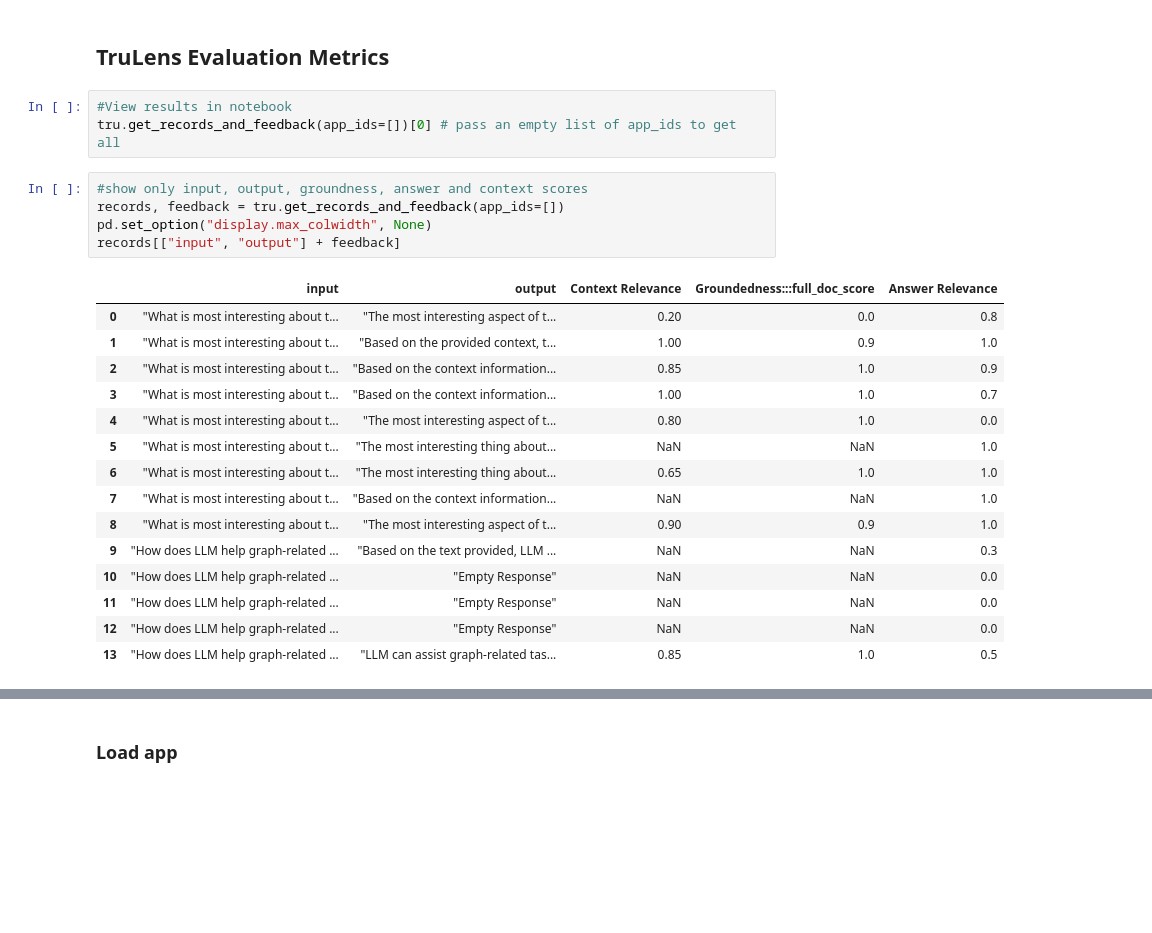
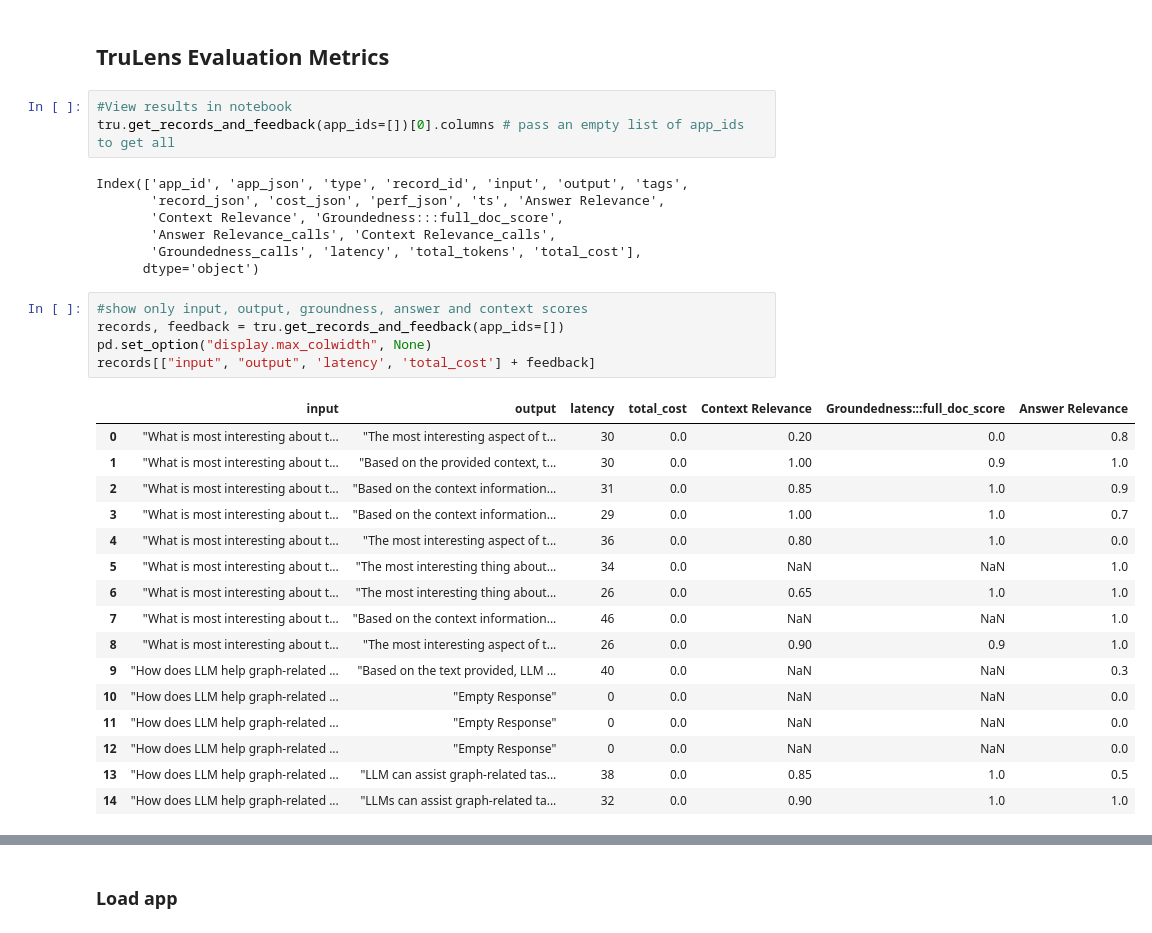
Before and after one commit to jeanaristide/RAG, a Jupyter notebook: LlamaIndex/RAG_TruLens_eval.ipynb, the cells around one changed output, grey strips where cells are left out. Cells and saved outputs as stored; diff of their text form; blank space fills up the shorter version.

Commit message:
modified:   LlamaIndex/RAG_TruLens_eval.ipynb 	modified:   LlamaIndex/default.sqlite

```diff
--- a/LlamaIndex/RAG_TruLens_eval.ipynb
+++ b/LlamaIndex/RAG_TruLens_eval.ipynb
@@ -220,28 +222,36 @@ Feedback function `groundedness_measure` was renamed to `groundedness_measure_wi
 ## TruLens Evaluation Metrics
 # %%
 #View results in notebook
-tru.get_records_and_feedback(app_ids=[])[0] # pass an empty list of app_ids to get all
+tru.get_records_and_feedback(app_ids=[])[0].columns # pass an empty list of app_ids to get all
+# %% [output]
+Index(['app_id', 'app_json', 'type', 'record_id', 'input', 'output', 'tags',
+       'record_json', 'cost_json', 'perf_json', 'ts', 'Answer Relevance',
+       'Context Relevance', 'Groundedness:::full_doc_score',
+       'Answer Relevance_calls', 'Context Relevance_calls',
+       'Groundedness_calls', 'latency', 'total_tokens', 'total_cost'],
+      dtype='object')
 # %%
 #show only input, output, groundness, answer and context scores
 records, feedback = tru.get_records_and_feedback(app_ids=[])
 pd.set_option("display.max_colwidth", None)
-records[["input", "output"] + feedback]
+records[["input", "output", 'latency', 'total_cost'] + feedback]
 # %% [output]
-|  | input | output | Context Relevance | Groundedness:::full_doc_score | Answer Relevance |
-| 0 | "What is most interesting about t... | "The most interesting aspect of t... | 0.20 | 0.0 | 0.8 |
-| 1 | "What is most interesting about t... | "Based on the provided context, t... | 1.00 | 0.9 | 1.0 |
-| 2 | "What is most interesting about t... | "Based on the context information... | 0.85 | 1.0 | 0.9 |
-| 3 | "What is most interesting about t... | "Based on the context information... | 1.00 | 1.0 | 0.7 |
-| 4 | "What is most interesting about t... | "The most interesting aspect of t... | 0.80 | 1.0 | 0.0 |
-| 5 | "What is most interesting about t... | "The most interesting thing about... | NaN | NaN | 1.0 |
-| 6 | "What is most interesting about t... | "The most interesting thing about... | 0.65 | 1.0 | 1.0 |
-| 7 | "What is most interesting about t... | "Based on the context information... | NaN | NaN | 1.0 |
-| 8 | "What is most interesting about t... | "The most interesting aspect of t... | 0.90 | 0.9 | 1.0 |
-| 9 | "How does LLM help graph-related ... | "Based on the text provided, LLM ... | NaN | NaN | 0.3 |
-| 10 | "How does LLM help graph-related ... | "Empty Response" | NaN | NaN | 0.0 |
-| 11 | "How does LLM help graph-related ... | "Empty Response" | NaN | NaN | 0.0 |
-| 12 | "How does LLM help graph-related ... | "Empty Response" | NaN | NaN | 0.0 |
-| 13 | "How does LLM help graph-related ... | "LLM can assist graph-related tas... | 0.85 | 1.0 | 0.5 |
+|  | input | output | latency | total_cost | Context Relevance | Groundedness:::full_doc_score | Answer Relevance |
+| 0 | "What is most interesting about t... | "The most interesting aspect of t... | 30 | 0.0 | 0.20 | 0.0 | 0.8 |
+| 1 | "What is most interesting about t... | "Based on the provided context, t... | 30 | 0.0 | 1.00 | 0.9 | 1.0 |
+| 2 | "What is most interesting about t... | "Based on the context information... | 31 | 0.0 | 0.85 | 1.0 | 0.9 |
+| 3 | "What is most interesting about t... | "Based on the context information... | 29 | 0.0 | 1.00 | 1.0 | 0.7 |
+| 4 | "What is most interesting about t... | "The most interesting aspect of t... | 36 | 0.0 | 0.80 | 1.0 | 0.0 |
+| 5 | "What is most interesting about t... | "The most interesting thing about... | 34 | 0.0 | NaN | NaN | 1.0 |
+| 6 | "What is most interesting about t... | "The most interesting thing about... | 26 | 0.0 | 0.65 | 1.0 | 1.0 |
+| 7 | "What is most interesting about t... | "Based on the context information... | 46 | 0.0 | NaN | NaN | 1.0 |
+| 8 | "What is most interesting about t... | "The most interesting aspect of t... | 26 | 0.0 | 0.90 | 0.9 | 1.0 |
+| 9 | "How does LLM help graph-related ... | "Based on the text provided, LLM ... | 40 | 0.0 | NaN | NaN | 0.3 |
+| 10 | "How does LLM help graph-related ... | "Empty Response" | 0 | 0.0 | NaN | NaN | 0.0 |
+| 11 | "How does LLM help graph-related ... | "Empty Response" | 0 | 0.0 | NaN | NaN | 0.0 |
+| 12 | "How does LLM help graph-related ... | "Empty Response" | 0 | 0.0 | NaN | NaN | 0.0 |
+| 13 | "How does LLM help graph-related ... | "LLM can assist graph-related tas... | 38 | 0.0 | 0.85 | 1.0 | 0.5 |
+| 14 | "How does LLM help graph-related ... | "LLMs can assist graph-related ta... | 32 | 0.0 | 0.90 | 1.0 | 1.0 |
 # %%
 tru.get_leaderboard(app_ids=[])
 # %% [output]
```
Also changed, not shown: parts of 4 cells of this notebook, 1 other file.
